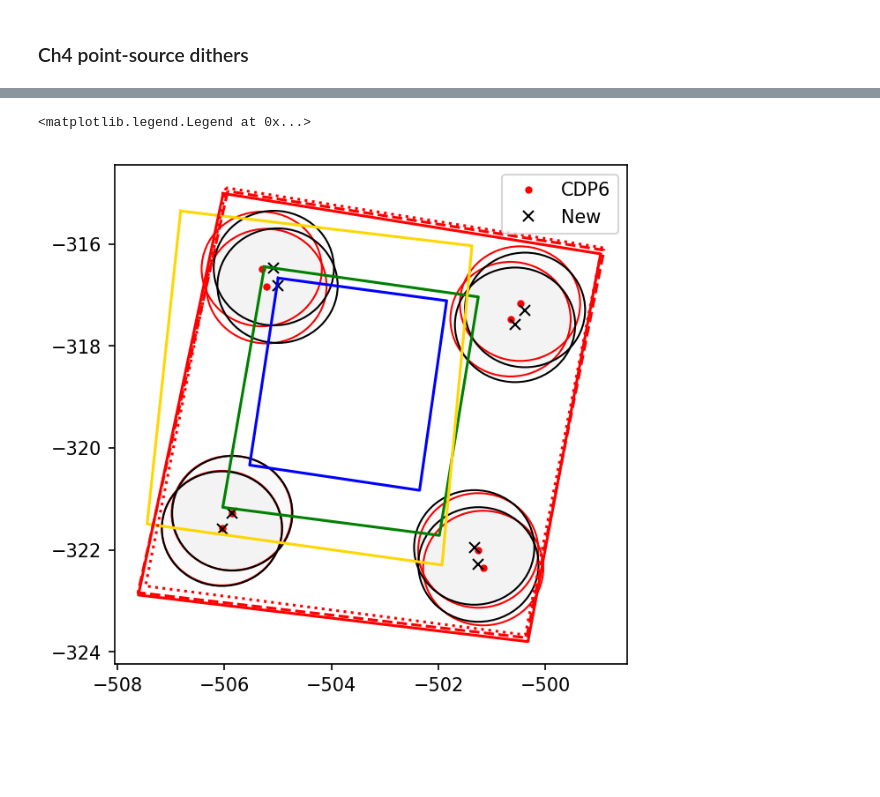
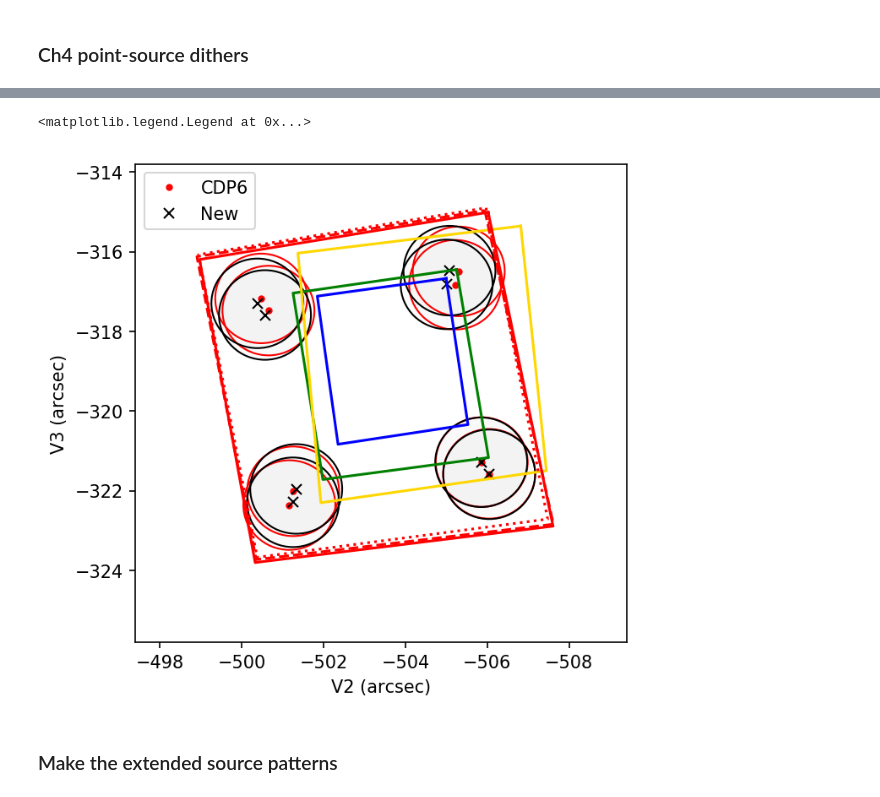
Before and after one commit to STScI-MIRI/miricoord, a Jupyter notebook: miricoord/mrs/makedither/makedither_mrs.ipynb, the cells around one changed output, grey strips where cells are left out. Saved outputs shown, nothing was run; the diff lists cells and outputs as text; code cells hidden in the pictures; blank space fills up the shorter version.

```diff
--- a/miricoord/mrs/makedither/makedither_mrs.ipynb
+++ b/miricoord/mrs/makedither/makedither_mrs.ipynb
@@ -141,23 +155,31 @@ v2_ch4,v3_ch4=mrsd.makepattern_ch4()
 # %%
 plt.figure(figsize=(5,5),dpi=150)
 ax = plt.gca()
+
+plt.xlim(-497.4,-509.4)
+plt.ylim(-325.8,-313.8)
+plt.xlabel('V2 (arcsec)')
+plt.ylabel('V3 (arcsec)')
+
 plt.plot(v2_cdp6_ch4,v3_cdp6_ch4,'.',color='r',label='CDP6')
 for i in range(0,v2_ch4.size):
     circle1 = mpl.patches.Circle((v2_cdp6_ch4[i], v3_cdp6_ch4[i]), mrsd.maxfwhm(4),linewidth=1,edgecolor='r', facecolor=(0, 0, 0, .0125))
     ax.add_artist(circle1)
 
 plt.plot(v2_ch4,v3_ch4,'x',color='black',label='New')
 for i in range(0,v2_ch4.size):
     circle1 = mpl.patches.Circle((v2_ch4[i], v3_ch4[i]), mrsd.maxfwhm(4),linewidth=1,edgecolor='black', facecolor=(0, 0, 0, .0125))
     ax.add_artist(circle1)
 
 plt.plot(values1A['inscr_v2_corners'],values1A['inscr_v3_corners'],color='b',linewidth=1.5)
 plt.plot(values2A['inscr_v2_corners'],values2A['inscr_v3_corners'],color='g',linewidth=1.5)
 plt.plot(values3A['inscr_v2_corners'],values3A['inscr_v3_corners'],color='gold',linewidth=1.5)
 plt.plot(values4A['inscr_v2_corners'],values4A['inscr_v3_corners'],color='r',linewidth=1.5)
 plt.plot(values4B['inscr_v2_corners'],values4B['inscr_v3_corners'],'--',color='r',linewidth=1.5)
 plt.plot(values4C['inscr_v2_corners'],values4C['inscr_v3_corners'],':',color='r',linewidth=1.5)
 plt.legend()
 # %% [output]
 <matplotlib.legend.Legend at 0x...>
-[figure, old version]
+[figure, new version]
+# %% [markdown]
+### Make the extended source patterns ###
```
Also changed, not shown: parts of 20 cells of this notebook, 2 other files.
